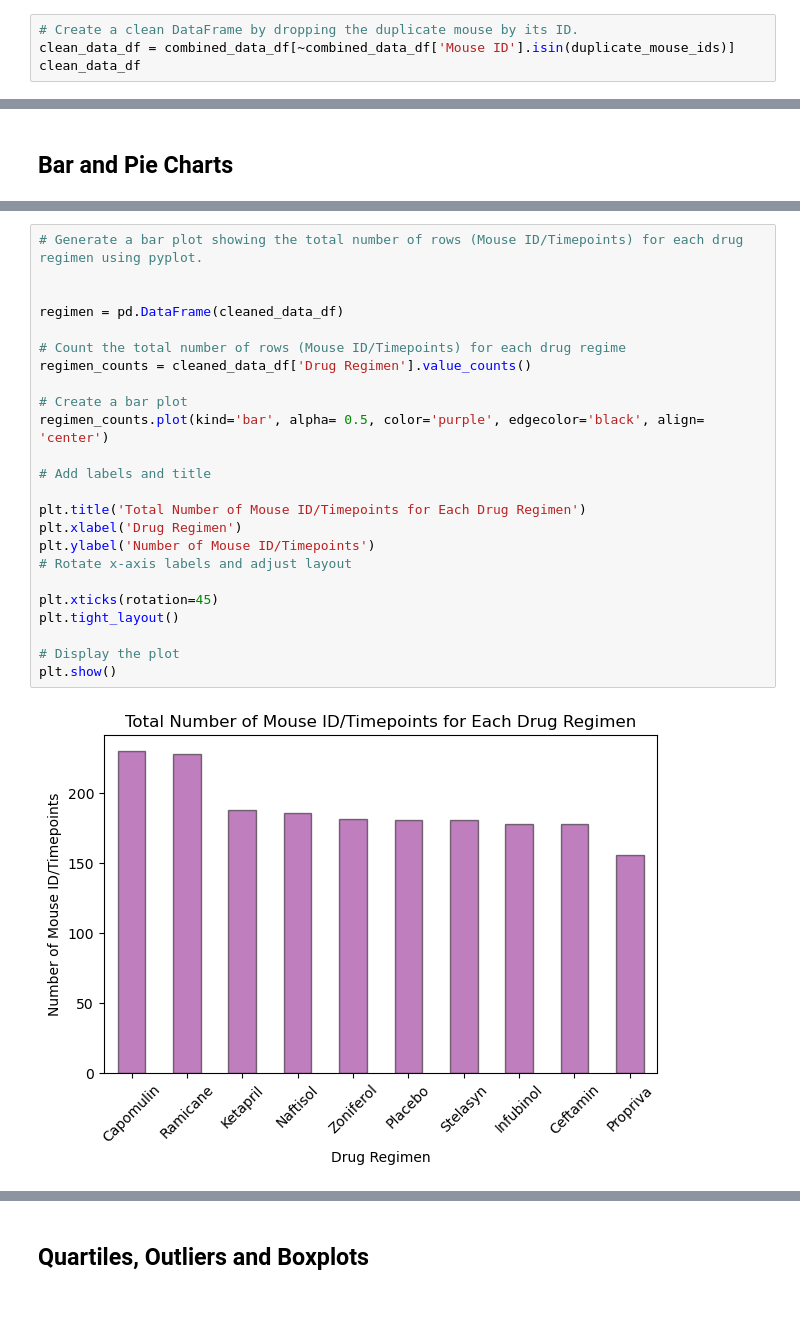
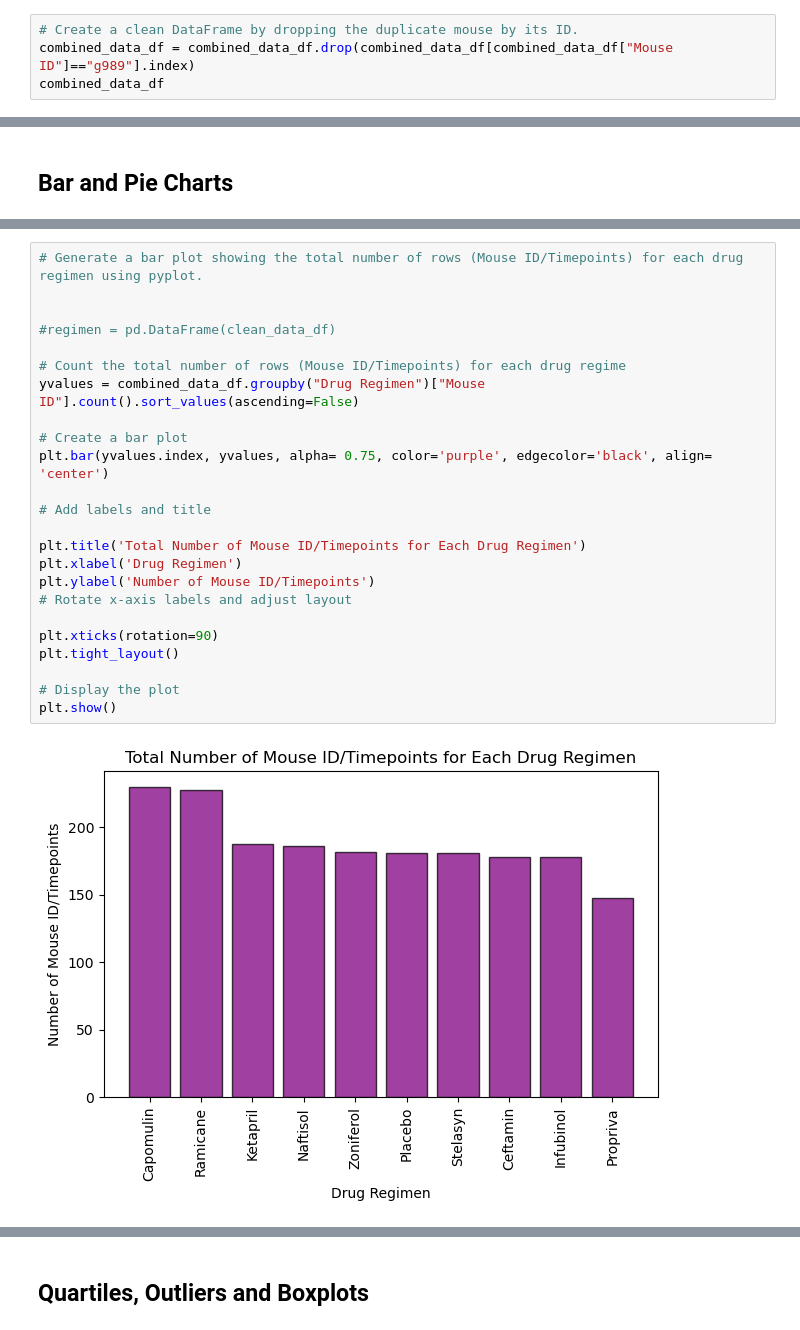
Before and after one commit to Loveyol4/Matplotlib-challenge, a Jupyter notebook: pymaceuticals_starter.ipynb, the cells around one changed output, grey strips where cells are left out. Drawn from its saved outputs; the diff is of its cells as text.

```diff
--- a/pymaceuticals_starter.ipynb
+++ b/pymaceuticals_starter.ipynb
@@ -71,7 +52,7 @@ duplicate_data
 # %%
 # Create a clean DataFrame by dropping the duplicate mouse by its ID.
-clean_data_df = combined_data_df[~combined_data_df['Mouse ID'].isin(duplicate_mouse_ids)]
-clean_data_df
+combined_data_df = combined_data_df.drop(combined_data_df[combined_data_df["Mouse ID"]=="g989"].index)
+combined_data_df
 # %% [output]
 |  | Mouse ID | Drug Regimen | Sex | Age_months | Weight (g) | Timepoint | Tumor Volume (mm3) | ... |
 | 0 | k403 | Ramicane | Male | 21 | 16 | 0 | 45.000000 | ... |
@@ -173,29 +154,29 @@ plt.show()
 # %%
 # Generate a bar plot showing the total number of rows (Mouse ID/Timepoints) for each drug regimen using pyplot.
 
 
-regimen = pd.DataFrame(cleaned_data_df)
+#regimen = pd.DataFrame(clean_data_df)
 
 # Count the total number of rows (Mouse ID/Timepoints) for each drug regime
-regimen_counts = cleaned_data_df['Drug Regimen'].value_counts()
+yvalues = combined_data_df.groupby("Drug Regimen")["Mouse ID"].count().sort_values(ascending=False)
 
 # Create a bar plot
-regimen_counts.plot(kind='bar', alpha= 0.5, color='purple', edgecolor='black', align= 'center')
+plt.bar(yvalues.index, yvalues, alpha= 0.75, color='purple', edgecolor='black', align= 'center')
 
 # Add labels and title
 
 plt.title('Total Number of Mouse ID/Timepoints for Each Drug Regimen')
 plt.xlabel('Drug Regimen')
 plt.ylabel('Number of Mouse ID/Timepoints')
 # Rotate x-axis labels and adjust layout
 
-plt.xticks(rotation=45)
+plt.xticks(rotation=90)
 plt.tight_layout()
 
 # Display the plot
 plt.show()
 # %% [output]
-[figure, old version]
+[figure, new version]
 # %%
 # Generate a pie chart, using Pandas, showing the distribution of unique female versus male mice used in the study
 
```
Also changed, not shown: parts of 15 cells of this notebook.
